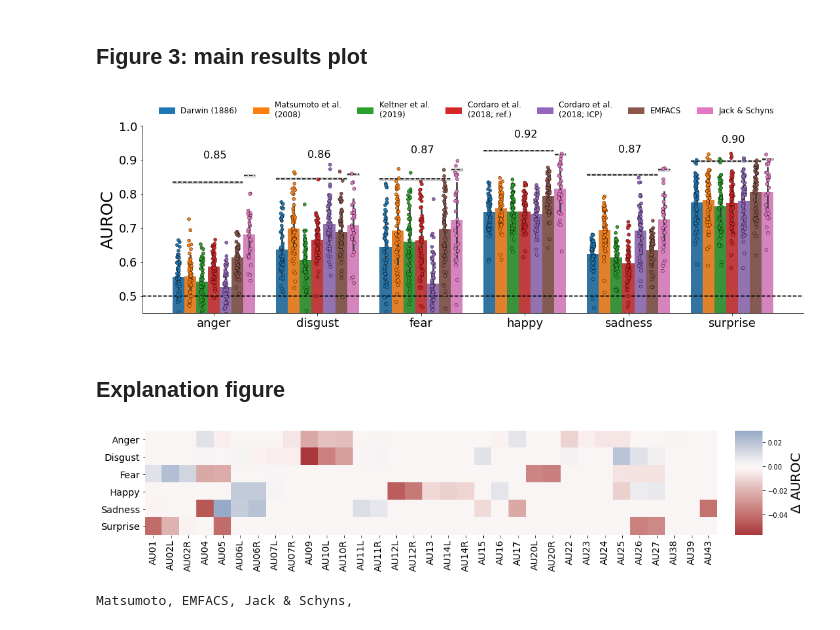
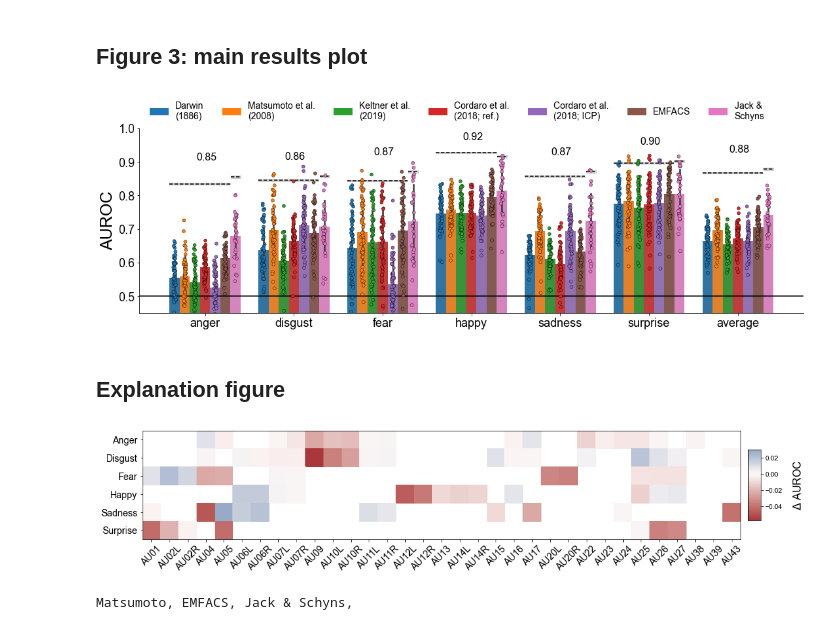
Before and after one commit to lukassnoek/hypothesis-kernel-analysis, a Jupyter notebook: notebooks/figures.ipynb, the cells around one changed output. Cells and saved outputs as stored; diff of their text form; code cells hidden in the pictures.

Commit message:
Update figures

```diff
--- a/notebooks/figures.ipynb
+++ b/notebooks/figures.ipynb
@@ -5,8 +5,11 @@ Code to run the analyses that result in the data visualized here is stored in th
 import pandas as pd
 import seaborn as sns
 import numpy as np
+import matplotlib
 import matplotlib.pyplot as plt
 %matplotlib inline
+
+matplotlib.rcParams['font.sans-serif'] = "Arial"
 # %% [markdown]
 ## Figure 1: overview method
 Made in google draw, but used the mapping matrix below:
@@ -187,13 +190,13 @@ Made in google draw.
 # %%
 # SOME PREPROCESSING STUF FOR THE MAIN FIGURE
 map2leg = {
-    'Darwin': 'Darwin (1886)',
+    'Darwin': 'Darwin\n(1886)',
     'Matsumoto2008': 'Matsumoto et al.\n(2008)',
     'Keltner2019': 'Keltner et al.\n(2019)',
     'Cordaro2018ref': 'Cordaro et al.\n(2018; ref.)',
     'Cordaro2018IPC': 'Cordaro et al.\n(2018; ICP)',
     'Ekman': 'EMFACS',
-    'JS': 'Jack & Schyns'
+    'JS': 'Jack &\nSchyns'
 }
 
 map2leg2 = {
@@ -224,9 +227,11 @@ ymax = 1
 chance_level = .5
 
 df = pd.read_csv('../results/scores.tsv', sep='\t', index_col=0)
-#df_ml = pd.read_csv('../results/scores_ml.tsv', sep='\t', index_col=0)
-#df = pd.concat((df, df_ml), axis=0)
 df = df.replace(map2leg)
+df_av = df.groupby(['mapping', 'sub']).mean().reset_index()
+
+df_av = df.groupby(['mapping', 'sub']).mean().reset_index()
+df = pd.concat([df, df_av.assign(emotion='average')], axis=0)
 
 nc = pd.read_csv('../results/noise_ceiling.tsv', sep='\t', index_col=0)
 nc_js = pd.read_csv('../results/noise_ceiling_test.tsv', sep='\t', index_col=0)
@@ -247,36 +252,56 @@ for i in range(6):
     this_nc = np.array([nc['noise_ceiling'].iloc[i]] * 6)
     this_sd = np.array([nc['sd'].iloc[i]] * 6)
     plt.plot(np.linspace(i-0.4, i+0.28, num=6), this_nc, c='k', ls='--')
     plt.fill_between(
         np.linspace(i-0.4, i+0.28, num=6),
         this_nc - this_sd, this_nc + this_sd,
         color='gray', alpha=0.3
     )
     this_nc = nc_js['noise_ceiling'][i]
     this_sd = nc_js['sd'][i]
     plt.plot([i+0.29, i+0.40], [this_nc, this_nc], c='k', ls='--')
     plt.fill_between(
         [i+0.29, i+0.40],
         this_nc - this_sd, this_nc + this_sd,
         color='gray', alpha=0.3
     )
     plt.text(i - 0.1, this_nc + 0.05, f'{this_nc:.2f}', fontsize=16)
 
+i += 1
+this_nc = np.array([nc['noise_ceiling'].mean()] * 6)
+this_sd = np.array([nc['sd'].mean()] * 6)
+plt.plot(np.linspace(i-0.4, i+0.28, num=6), this_nc, c='k', ls='--')
+plt.fill_between(
+    np.linspace(i-0.4, i+0.28, num=6),
+    this_nc - this_sd, this_nc + this_sd,
+    color='gray', alpha=0.3
+)
+this_nc = nc_js['noise_ceiling'].mean()
+this_sd = nc_js['sd'].mean()
+plt.plot([i+0.29, i+0.40], [this_nc, this_nc], c='k', ls='--')
+plt.fill_between(
+    [i+0.29, i+0.40],
+    this_nc - this_sd, this_nc + this_sd,
+    color='gray', alpha=0.3
+)
+plt.text(i - 0.1, this_nc + 0.05, f'{this_nc:.2f}', fontsize=16)
+
+
 ax.set_facecolor('white')
 ax.set_ylim(ymin, ymax)
-ax.axhline(chance_level, c='k', ls='--')
+ax.axhline(chance_level, c='k', ls='-')
 ax.legend_.remove()
 colors = {mapp: sns.color_palette()[i] for i, mapp in enumerate(map_names)}
 labels = list(colors.keys())
 handles = [plt.Rectangle((0,0),1,1, color=colors[label]) for label in labels]
-plt.legend(handles, labels, ncol=7, loc=(0.02, 1.02), frameon=False, fontsize=12)
+plt.legend(handles, labels, ncol=7, loc=(0.01, 1.02), frameon=False, fontsize=14)
 
 ax.tick_params(axis='y', labelsize=18)
 ax.tick_params(axis='x', labelsize=18)
 sns.despine()
 plt.savefig('figure_2.png', bbox_inches='tight', dpi=200, facecolor='white')
 # %% [output]
-[figure, old version]
+[figure, new version]
 # %% [markdown]
 ## Explanation figure
 # %%
@@ -288,21 +324,18 @@ mappings = mappings.reset_index().groupby(['mapp', 'index']).max().reset_index()
 # %%
-df_abl = pd.read_csv('../results/scores_ablation.tsv', sep='\t', index_col=0)
-df_abl = df_abl.replace(map2leg).drop(['sub', 'beta', 'kernel'], axis=1)
-heatmap_abl = pd.DataFrame(np.zeros((6, 33)), columns=au_names, index=emo_names)
-for emo in emo_names:
-    this_df = df_abl.query("score != 0 & ablated_from == @emo & emotion == @emo")
-    this_df = this_df.groupby('ablated_au').mean().reset_index()
-    for _, row in this_df.iterrows():
-        heatmap_abl.loc[emo, row['ablated_au']] = row['score']
-
 fig, ax = plt.subplots(figsize=(16, 3), constrained_layout=True)
-ax= sns.heatmap(heatmap_abl, square=True, ax=ax, cmap='vlag_r', center=0)
-ax.set_xticklabels(ax.get_xticklabels(), fontsize=14);
+ax = sns.heatmap(heatmap_abl, square=True, ax=ax, cmap='vlag_r', center=0, cbar_kws={'aspect': 30, 'shrink': 0.65, 'pad': 0.001, })
+ax.set_xticklabels(ax.get_xticklabels(), fontsize=14, rotation=45);
 ax.set_yticklabels([s.capitalize() for s in emo_names], fontsize=14)
-ax.figure.axes[-1].set_ylabel(r'$\Delta$ AUROC', size=20)
+ax.figure.axes[-1].set_ylabel(r'$\Delta$ AUROC', size=16, labelpad=15)
+ax.spines['top'].set_visible(True)
+ax.spines['right'].set_visible(True)
+ax.spines['bottom'].set_visible(True)
+ax.spines['left'].set_visible(True)
+ax.figure.axes[-1].set_frame_on(True)
+#ax.text(33.5, 0.5, 'Improve when ablated')
 fig.savefig('figure_3.png', dpi=200)
 # %% [output]
-[figure, old version]
+[figure, new version]
 # %%
 df_abl = pd.read_csv('../results/scores_ablation.tsv', sep='\t', index_col=0)
 emo = 'anger'
```
Also changed, not shown: parts of 13 cells of this notebook, 6 other files.
